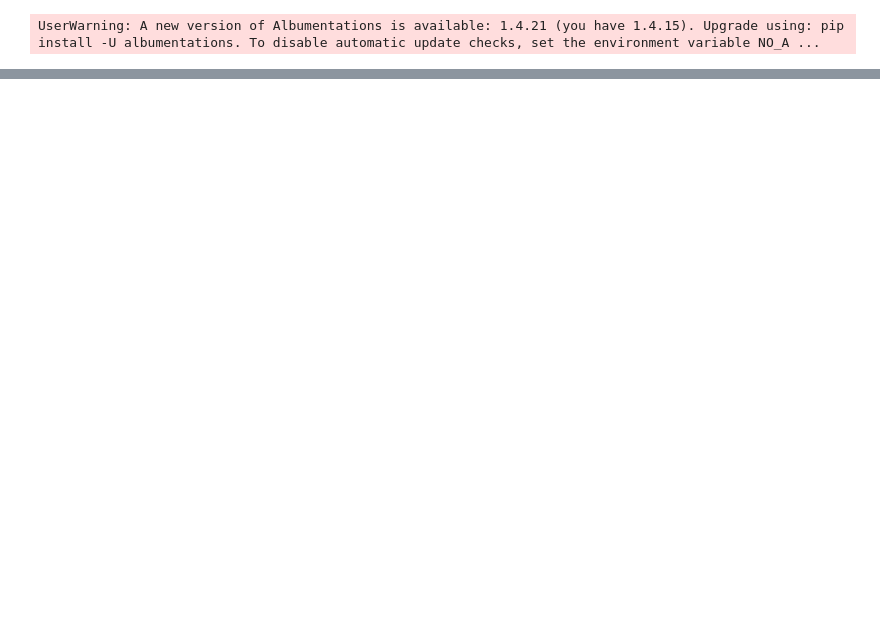
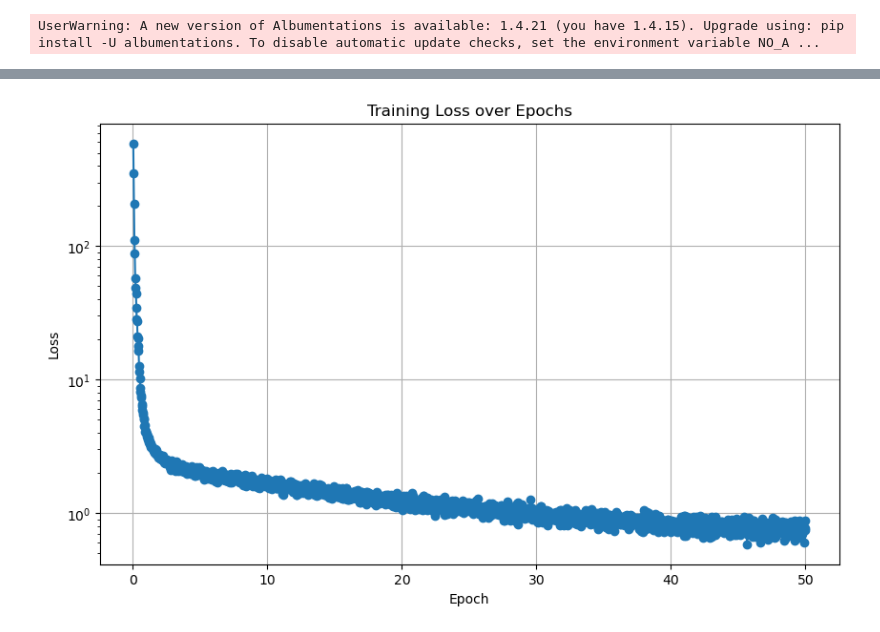
Before and after one commit to isaac-berlin/CV_Garbage_Detection, a Jupyter notebook: src/huggingface_tutorial.ipynb, the cells around one changed output, grey strips where cells are left out. Drawn from its saved outputs; the diff is of its cells as text; code cells hidden in the pictures; blank space fills up the shorter version.

```diff
--- a/src/huggingface_tutorial.ipynb
+++ b/src/huggingface_tutorial.ipynb
@@ -188,5 +186,5 @@ plot_images(train_dataset, range(9))
 # %%
 from transformers import AutoImageProcessor
 
-checkpoint = "facebook/detr-resnet-101"
+checkpoint = "microsoft/conditional-detr-resnet-50"
 image_processor = AutoImageProcessor.from_pretrained(checkpoint)
@@ -299,9 +293,9 @@ from transformers import Trainer
 # Define the training arguments
 
 training_args = TrainingArguments(
-    output_dir="detr-resnet-50-finetuned",
+    output_dir="conditional-detr-resnet-50-finetuned-v1",
     per_device_train_batch_size=4,
-    num_train_epochs=3,
+    num_train_epochs=50,
     fp16=True,
     save_steps=10,
     logging_steps=30,
@@ -376,0 +371,26 @@ plot_results(img, res, threshold=0.09)
+# %%
+import pandas as pd
+import matplotlib.pyplot as plt
+
+# Extract loss from log history
+log_history = trainer.state.log_history
+
+# Convert to DataFrame for easier manipulation
+df = pd.DataFrame(log_history)
+
+# Filter only relevant columns
+loss_df = df[["epoch", "loss"]].dropna()
+
+# Group by epoch to compute average loss per epoch
+avg_loss_per_epoch = loss_df.groupby("epoch")["loss"].mean()
+
+plt.figure(figsize=(10, 6))
+plt.plot(avg_loss_per_epoch.index, avg_loss_per_epoch.values, marker="o")
+plt.xlabel("Epoch")
+plt.ylabel("Loss")
+plt.title("Training Loss over Epochs")
+plt.grid(True)
+plt.yscale("log")
+plt.show()
+# %% [output]
+[figure, added]
```
Also changed, not shown: parts of 8 cells of this notebook.
